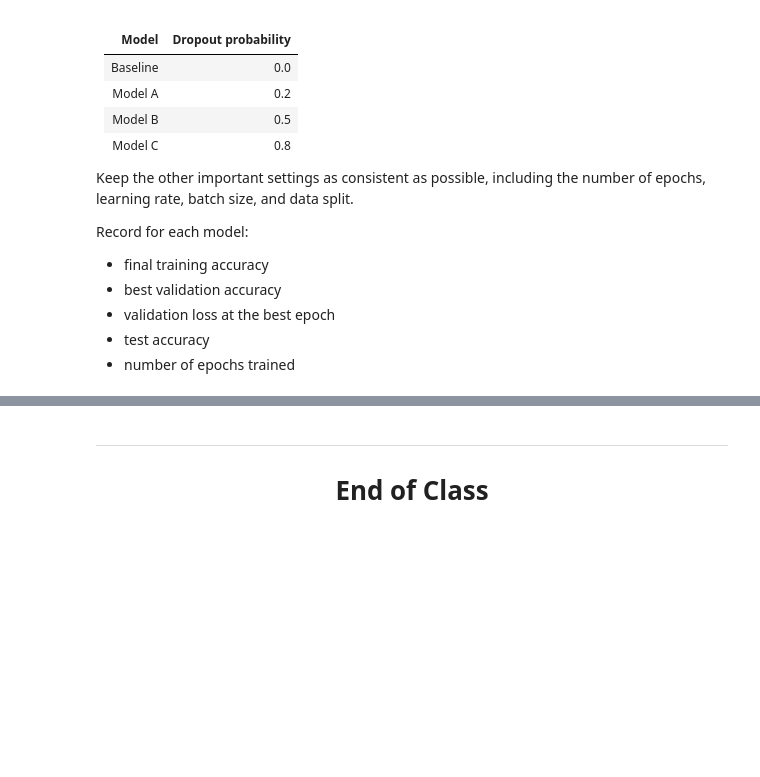
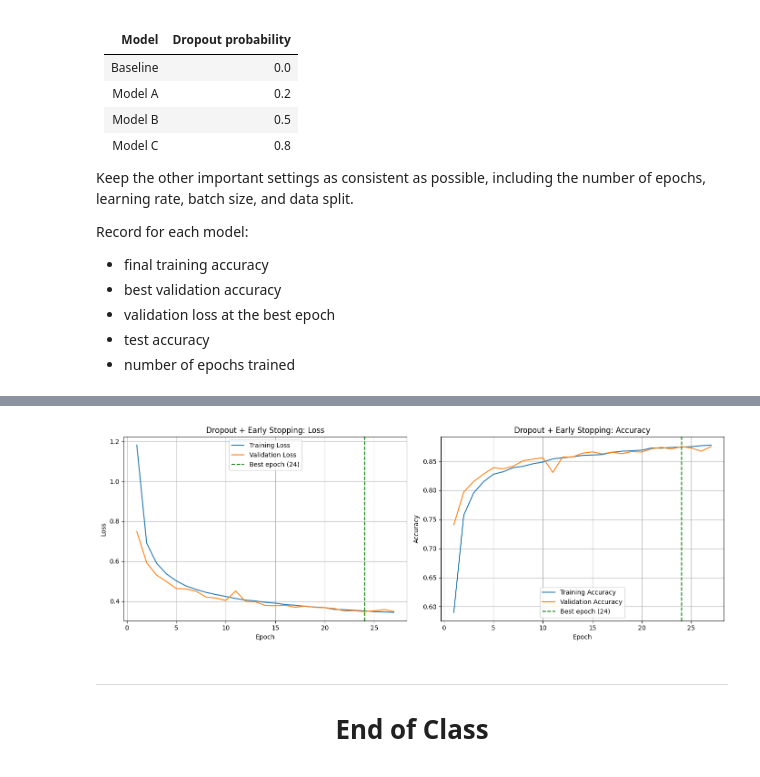
Before and after one commit to PANHARO/AI_class, a Jupyter notebook: lab_practice/new_lab_multilayer_perceptrons/Multilayer_perceptron_with_Generalization_Dropout_Practice.ipynb, the cells around one changed output, grey strips where cells are left out. Drawn from its saved outputs; the diff is of its cells as text; code cells hidden in the pictures; blank space fills up the shorter version.

```diff
--- a/lab_practice/new_lab_multilayer_perceptrons/Multilayer_perceptron_with_Generalization_Dropout_Practice.ipynb
+++ b/lab_practice/new_lab_multilayer_perceptrons/Multilayer_perceptron_with_Generalization_Dropout_Practice.ipynb
@@ -703,3 +1341,33 @@ Create a small results table containing:
+# %%
+# Plot the combined model's learning curves.
+combo_epochs = range(1, len(combo_loss_hist) + 1)
+plt.figure(figsize=(14, 5))
+
+plt.subplot(1, 2, 1)
+plt.plot(combo_epochs, combo_loss_hist, label="Training Loss")
+plt.plot(combo_epochs, combo_val_loss_hist, label="Validation Loss")
+plt.axvline(combo_best_epoch, color="green", linestyle="--",
+            label=f"Best epoch ({combo_best_epoch})")
+plt.xlabel("Epoch")
+plt.ylabel("Loss")
+plt.title("Dropout + Early Stopping: Loss")
+plt.legend()
+plt.grid(True)
+
+plt.subplot(1, 2, 2)
+plt.plot(combo_epochs, combo_acc_hist, label="Training Accuracy")
+plt.plot(combo_epochs, combo_val_acc_hist, label="Validation Accuracy")
+plt.axvline(combo_best_epoch, color="green", linestyle="--",
+            label=f"Best epoch ({combo_best_epoch})")
+plt.xlabel("Epoch")
+plt.ylabel("Accuracy")
+plt.title("Dropout + Early Stopping: Accuracy")
+plt.legend()
+plt.grid(True)
+plt.tight_layout()
+plt.show()
+# %% [output]
+[figure, added]
 # %% [markdown]
  ---
 <center>
```
Also changed, not shown: parts of 19 cells of this notebook, 3 other files.
